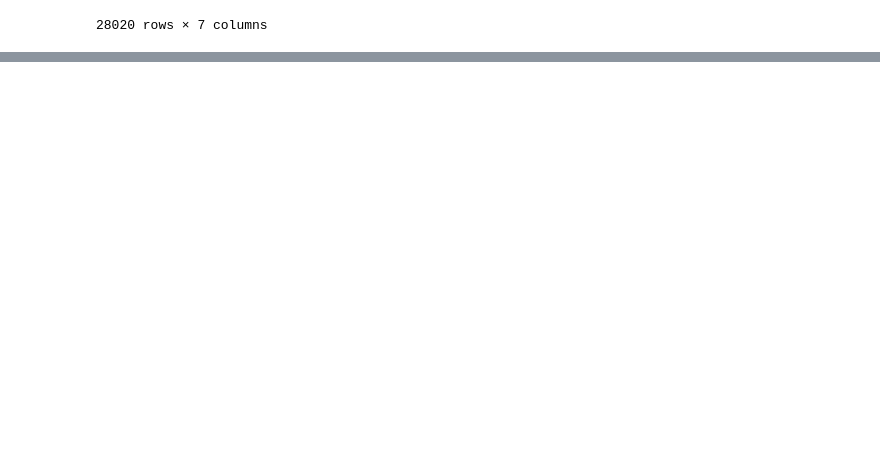
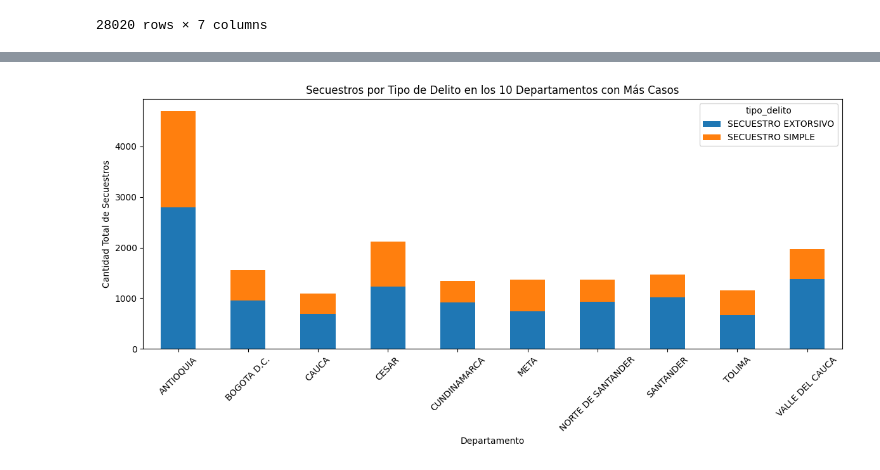
Before and after one commit to SPMINE-2425/repo_jsap, a Jupyter notebook: Código/Exploracion_secuestros.ipynb, the cells around one changed output, grey strips where cells are left out. Cells and saved outputs as stored; diff of their text form; code cells hidden in the pictures; blank space fills up the shorter version.

Commit message:
Exploración inicial de datos de secuestros

```diff
--- a/Código/Exploracion_secuestros.ipynb
+++ b/Código/Exploracion_secuestros.ipynb
@@ -21,0 +53,4 @@ DF
+# %%
+# Convertir cod_muni y cod_depto a string
+DF['cod_muni'] = DF['cod_muni'].astype(str)
+DF['cod_depto'] = DF['cod_depto'].astype(str)
@@ -21,0 +90,3 @@ DF
+# %%
+DF['año'] = DF['fecha_hecho'].dt.year
+DF['mes'] = DF['fecha_hecho'].dt.month
@@ -21,0 +158,2 @@ DF
+# %%
+DF['mes'] = DF['fecha_hecho'].dt.strftime('%B').str.capitalize()
@@ -21,0 +185,2 @@ DF
+# %%
+DF['mes'] = DF['fecha_hecho'].dt.strftime('%B').str.capitalize()
@@ -21,0 +275,15 @@ DF
+# %%
+top10 = DF.groupby('departamento')['cantidad'].sum().nlargest(10).index
+DF_top = DF[DF['departamento'].isin(top10)]
+
+pivot_top10 = DF_top.groupby(['departamento', 'tipo_delito'])['cantidad'].sum().unstack(fill_value=0)
+
+pivot_top10.plot(kind='bar', stacked=True, figsize=(12,6))
+plt.title("Secuestros por Tipo de Delito en los 10 Departamentos con Más Casos")
+plt.xlabel("Departamento")
+plt.ylabel("Cantidad Total de Secuestros")
+plt.xticks(rotation=45)
+plt.tight_layout()
+plt.show()
+# %% [output]
+[figure, added]
```
Also changed, not shown: parts of 17 cells of this notebook.
